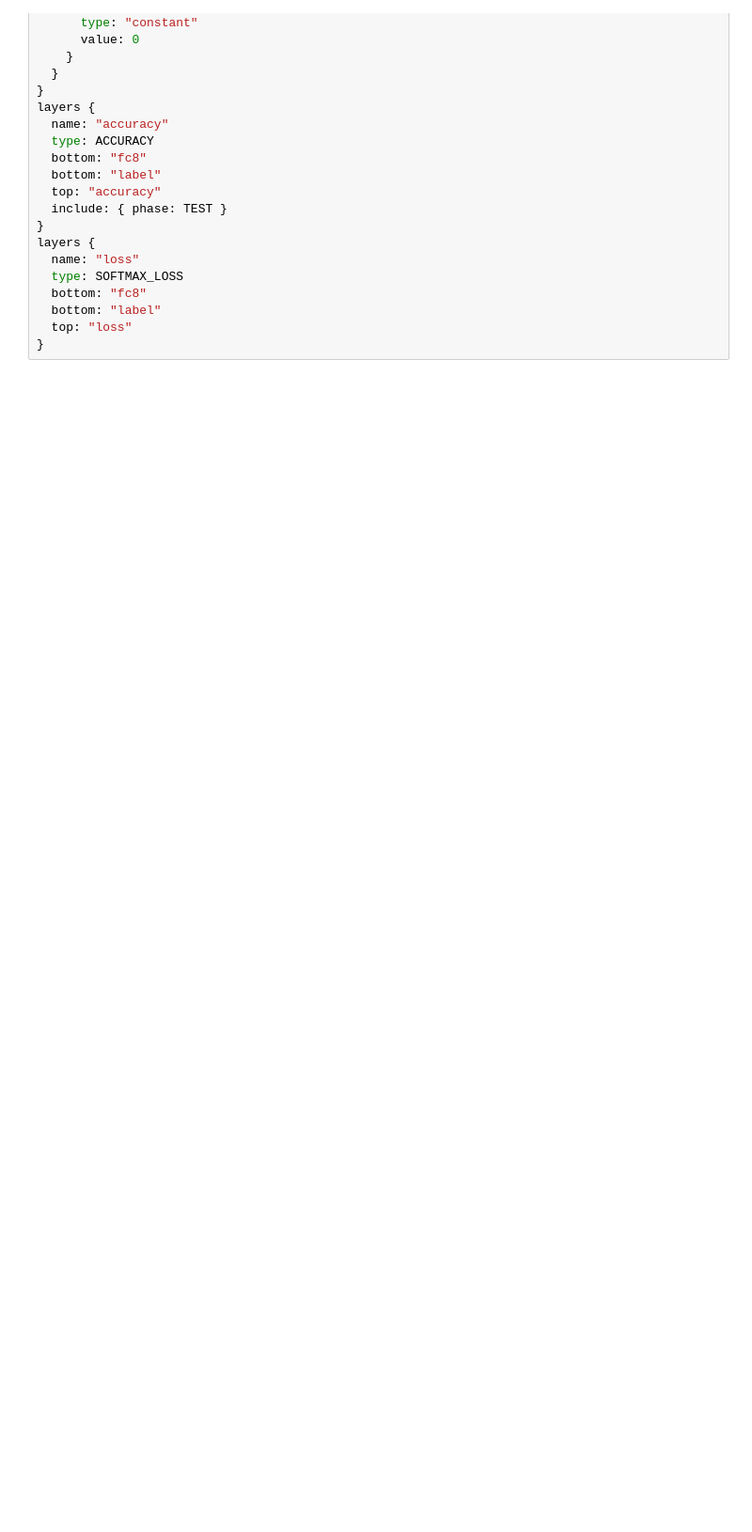
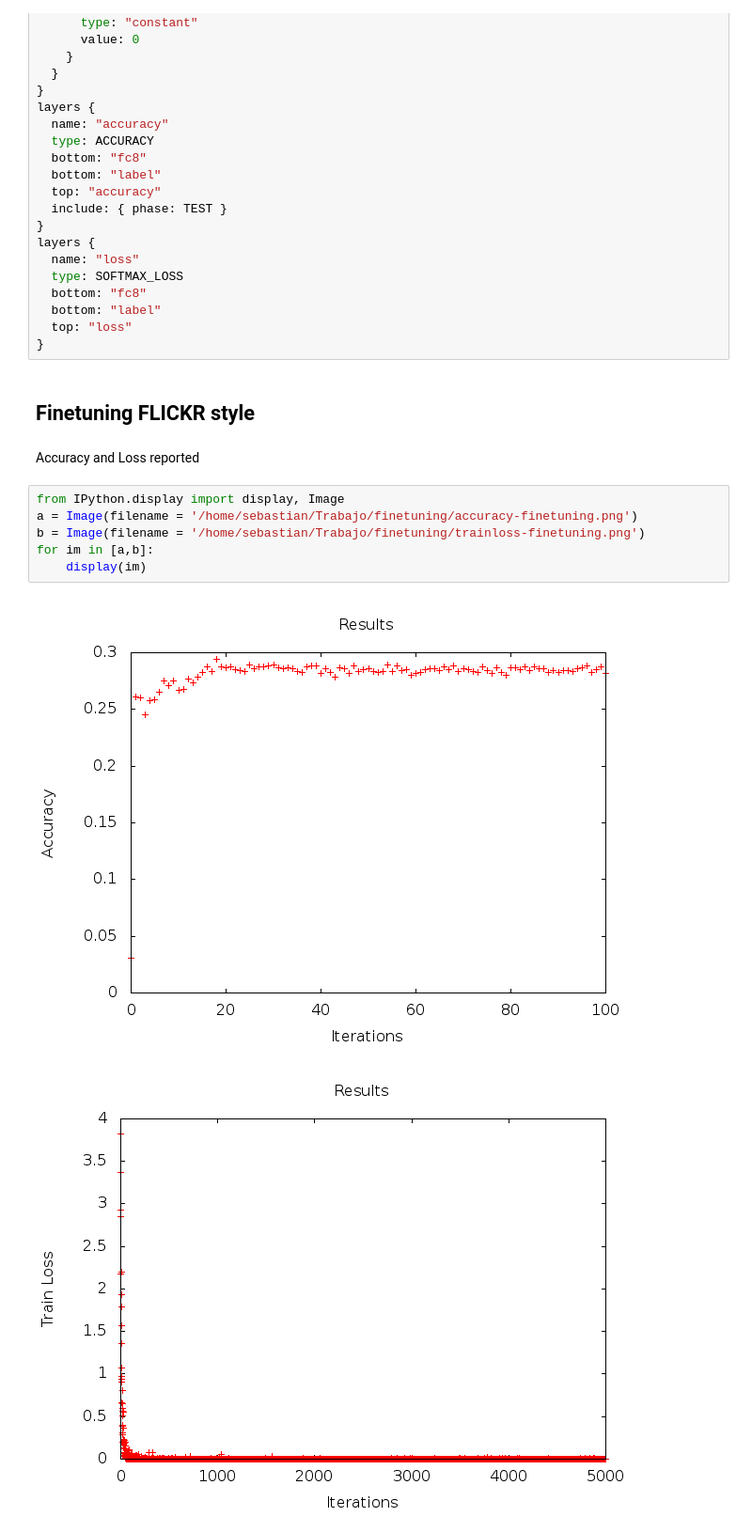
Before and after one commit to inulinux12/Imageclef-med-experimentation, a Jupyter notebook: Baseline modality.ipynb, the cells around one changed output. Shown: that part at 94% size. Drawn from its saved outputs; the diff is of its cells as text; blank space fills up the shorter version.

```diff
--- a/Baseline modality.ipynb
+++ b/Baseline modality.ipynb
@@ -398,3 +398,16 @@ layers {
   bottom: "label"
   top: "loss"
 }
+# %% [markdown]
+## Finetuning FLICKR style
+# %% [markdown]
+Accuracy and Loss reported
+# %%
+from IPython.display import display, Image
+a = Image(filename = '/home/sebastian/Trabajo/finetuning/accuracy-finetuning.png')
+b = Image(filename = '/home/sebastian/Trabajo/finetuning/trainloss-finetuning.png')
+for im in [a,b]:
+    display(im)
+# %% [output]
+[figure, added]
+[figure, added]
```
